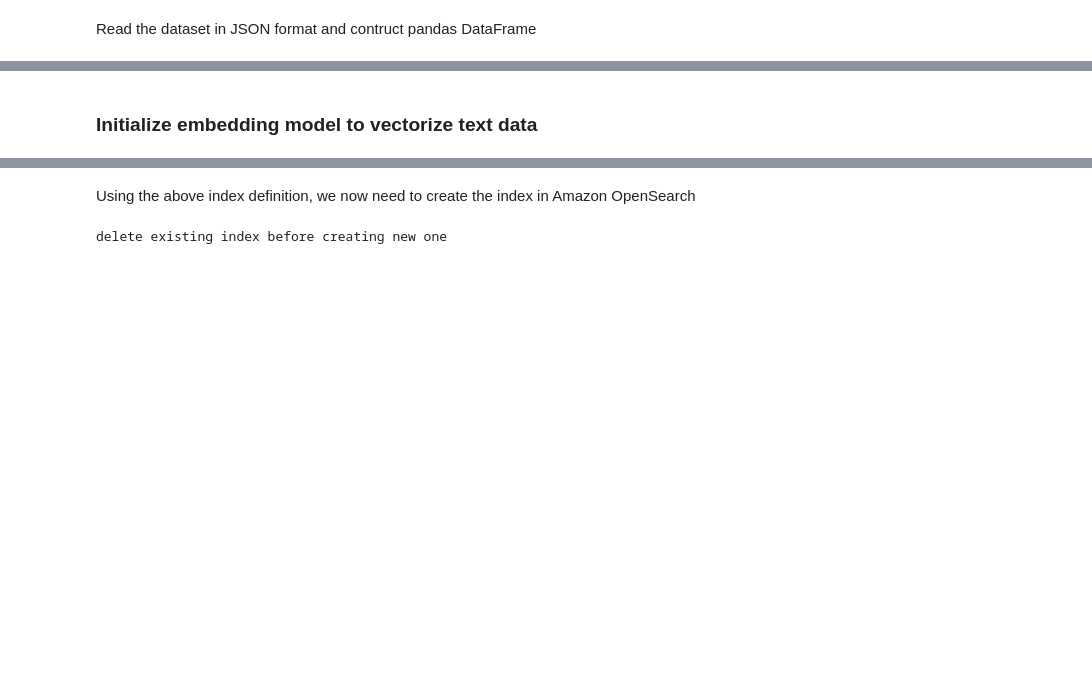
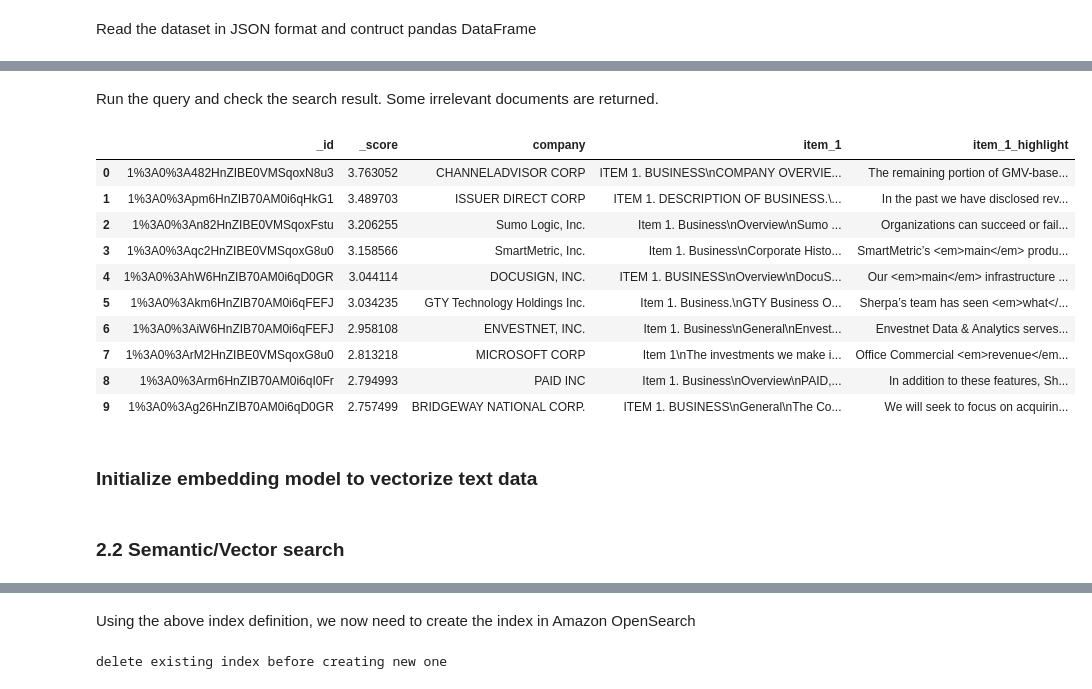
Before and after one commit to aws-samples/semantic-search-with-amazon-opensearch, a Jupyter notebook: Generative AI-powered search with Amazon OpenSearch Service.ipynb, the cells around one changed output, grey strips where cells are left out. Saved outputs shown, nothing was run; the diff lists cells and outputs as text; code cells hidden in the pictures; blank space fills up the shorter version.

```diff
--- a/Generative AI-powered search with Amazon OpenSearch Service.ipynb
+++ b/Generative AI-powered search with Amazon OpenSearch Service.ipynb
@@ -199,2 +445,45 @@ company_filing_file_name_list
+# %% [markdown]
+Run the query and check the search result. Some irrelevant documents are returned.
+# %%
+query={
+  "size": 10,
+  "query": {
+    "match": {
+      "item_1": query_text
+    }
+  },
+  "highlight" : {
+    "pre_tags" : ["<em>"],
+    "post_tags" : ["</em>"],
+    "fields" : {
+      "item_1" : {}
+    }
+  }
+}
+res = aos_client.search(index=index_name, body=query)
+query_result=[]
+for hit in res['hits']['hits']:
+    row=[hit['_id'],hit['_score'],hit['_source']['company'],hit['_source']['item_1'], hit['highlight']['item_1'][0]]
+    query_result.append(row)
+
+query_result_df = pd.DataFrame(data=query_result,columns=["_id","_score","company","item_1","item_1_highlight"])
+pd.set_option('display.max_colwidth', 500)
+display(query_result_df)
+
+# you can notice some irrelevant results
+# %% [output]
+|  | _id | _score | company | item_1 | item_1_highlight |
+| 0 | 1%3A0%3A482HnZIBE0VMSqoxN8u3 | 3.763052 | CHANNELADVISOR CORP | ITEM 1. BUSINESS\nCOMPANY OVERVIE... | The remaining portion of GMV-base... |
+| 1 | 1%3A0%3Apm6HnZIB70AM0i6qHkG1 | 3.489703 | ISSUER DIRECT CORP | ITEM 1. DESCRIPTION OF BUSINESS.\... | In the past we have disclosed rev... |
+| 2 | 1%3A0%3An82HnZIBE0VMSqoxFstu | 3.206255 | Sumo Logic, Inc. | Item 1. Business\nOverview\nSumo ... | Organizations can succeed or fail... |
+| 3 | 1%3A0%3Aqc2HnZIBE0VMSqoxG8u0 | 3.158566 | SmartMetric, Inc. | Item 1. Business\nCorporate Histo... | SmartMetric’s <em>main</em> produ... |
+| 4 | 1%3A0%3AhW6HnZIB70AM0i6qD0GR | 3.044114 | DOCUSIGN, INC. | ITEM 1. BUSINESS\nOverview\nDocuS... | Our <em>main</em> infrastructure ... |
+| 5 | 1%3A0%3Akm6HnZIB70AM0i6qFEFJ | 3.034235 | GTY Technology Holdings Inc. | Item 1. Business.\nGTY Business O... | Sherpa’s team has seen <em>what</... |
+| 6 | 1%3A0%3AiW6HnZIB70AM0i6qFEFJ | 2.958108 | ENVESTNET, INC. | Item 1. Business\nGeneral\nEnvest... | Envestnet Data & Analytics serves... |
+| 7 | 1%3A0%3ArM2HnZIBE0VMSqoxG8u0 | 2.813218 | MICROSOFT CORP | Item 1\nThe investments we make i... | Office Commercial <em>revenue</em... |
+| 8 | 1%3A0%3Arm6HnZIB70AM0i6qI0Fr | 2.794993 | PAID INC | Item 1. Business\nOverview\nPAID,... | In addition to these features, Sh... |
+| 9 | 1%3A0%3Ag26HnZIB70AM0i6qD0GR | 2.757499 | BRIDGEWAY NATIONAL CORP. | ITEM 1. BUSINESS\nGeneral\nThe Co... | We will seek to focus on acquirin... |
 # %% [markdown]
 ### Initialize embedding model to vectorize text data
+# %% [markdown]
+### 2.2 Semantic/Vector search
```
Also changed, not shown: parts of 89 cells of this notebook.
